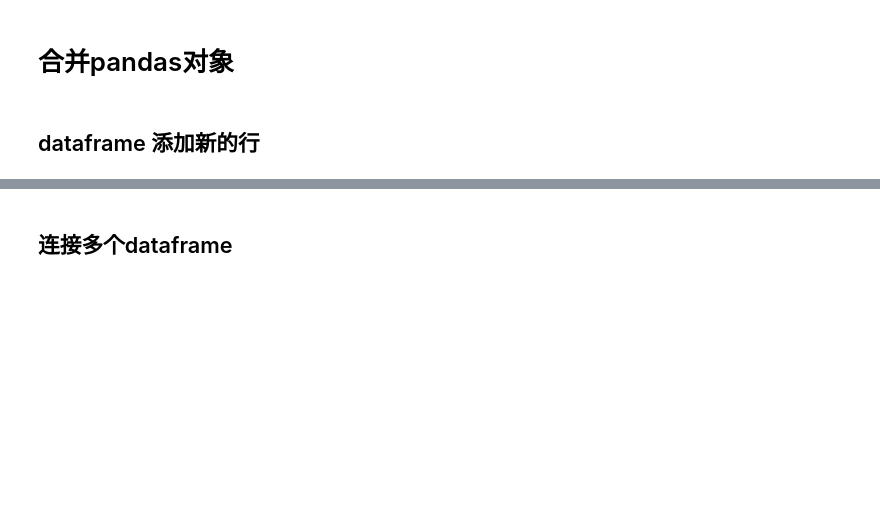
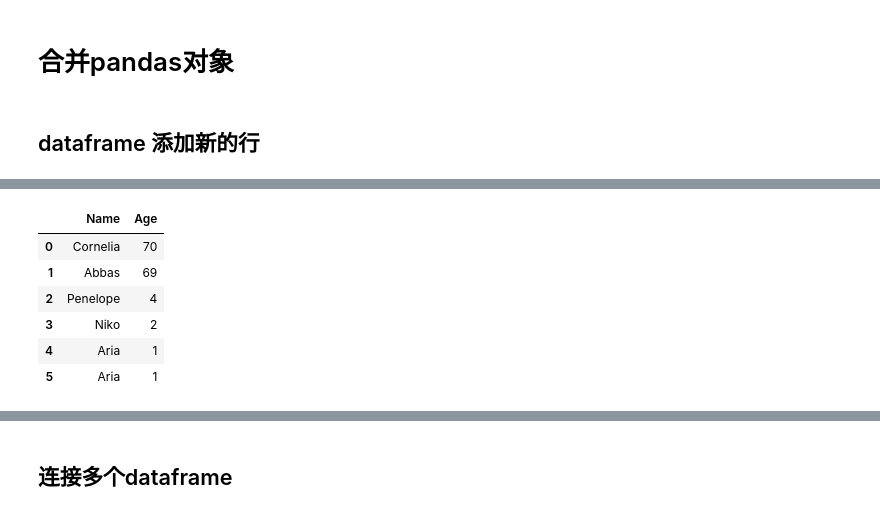
Before and after one commit to 99night66/pandas_study, a Jupyter notebook: 9_合并pandas对象.ipynb, the cells around one changed output, grey strips where cells are left out. Drawn from its saved outputs; the diff is of its cells as text; code cells hidden in the pictures; blank space fills up the shorter version.

```diff
--- a/9_合并pandas对象.ipynb
+++ b/9_合并pandas对象.ipynb
@@ -25,0 +66,6 @@ names
+# %%
+# append 已被弃用，只能用concat
+names = pd.read_csv('names.csv')
+new_row = pd.DataFrame([{'Name': 'Aria', 'Age': 1}])
+names  = pd.concat([names, new_row])  # 在末尾添加一行，行是 dataframe 格式
+names
@@ -26,3 +79,3 @@ names
 # %%
 names = pd.read_csv('names.csv')
-names.append({'Name':'Aria', 'Age':1})
+pd.concat([names, new_row])
@@ -29,3 +89,13 @@ names.append({'Name':'Aria', 'Age':1})
-# %%
-names.append({'Name':'Aria', 'Age':1}, ignore_index=True)
+# %%
+# 用 concat 添加一行（即两个 dataframe 连接）
+names = pd.concat([names, new_row], ignore_index=True)  # ignore_index=True：重新给拼接后的 DataFrame 分配索引（index）
+names
+# %% [output]
+|  | Name | Age |
+| 0 | Cornelia | 70 |
+| 1 | Abbas | 69 |
+| 2 | Penelope | 4 |
+| 3 | Niko | 2 |
+| 4 | Aria | 1 |
+| 5 | Aria | 1 |
 # %%
```
Also changed, not shown: parts of 34 cells of this notebook, 3 other files.
